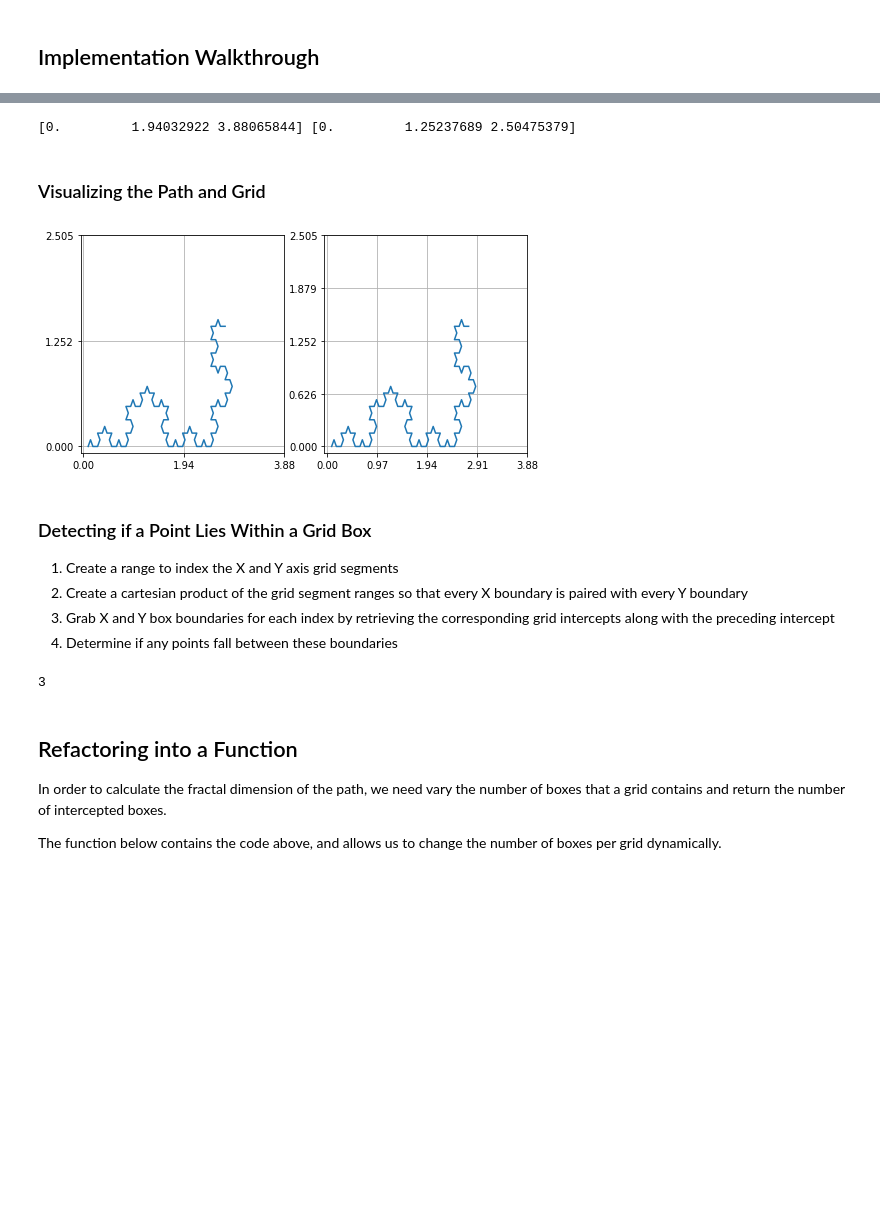
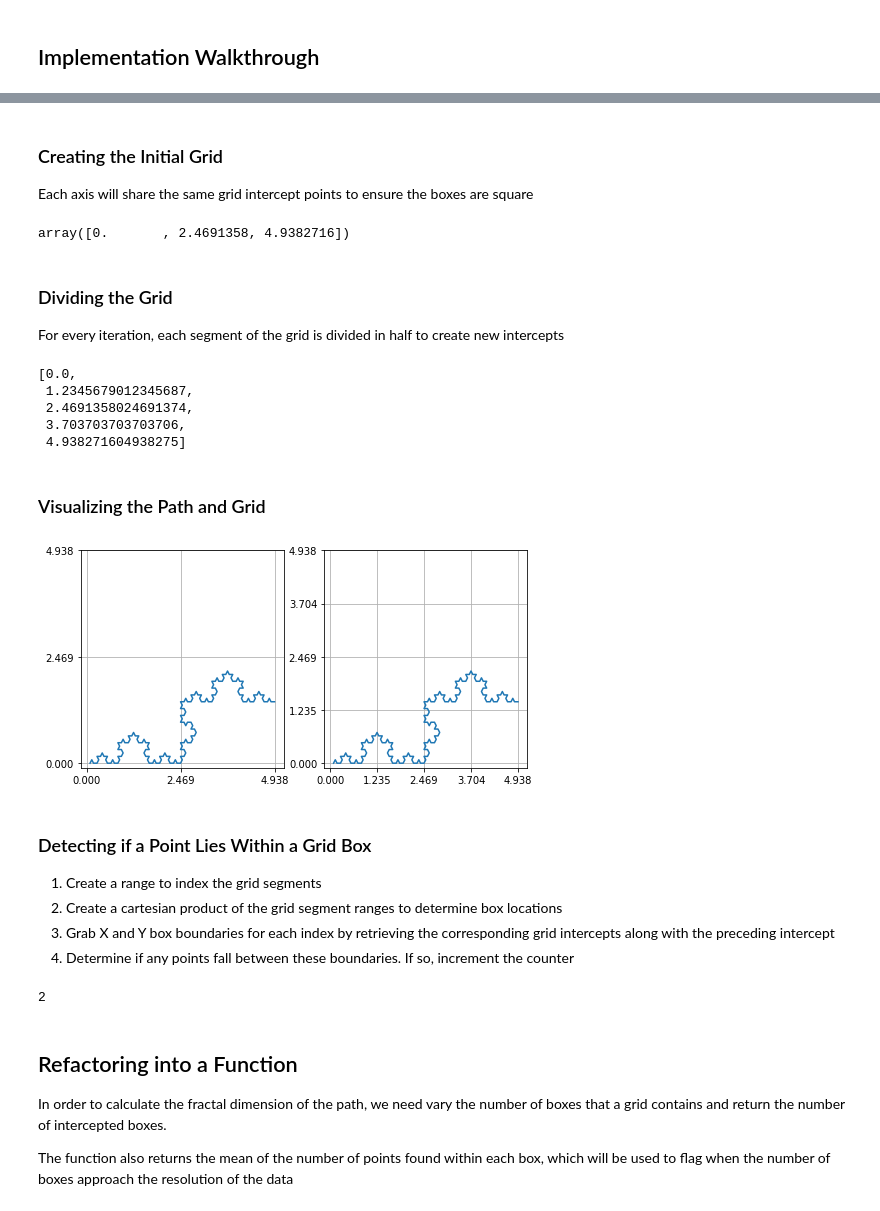
Before and after one commit to ninavergara605/Dimension_analysis, a Jupyter notebook: box_counting_method.ipynb, the cells around one changed output, grey strips where cells are left out. Drawn from its saved outputs; the diff is of its cells as text; code cells hidden in the pictures; blank space fills up the shorter version.

```diff
--- a/box_counting_method.ipynb
+++ b/box_counting_method.ipynb
@@ -52,55 +31,75 @@ array([[0.09144947, 0.        ],
+# %% [markdown]
+### Creating the Initial Grid
+
+ Each axis will share the same grid intercept points to ensure the boxes are square
 # %%
-# To determine the maximum x and y axis values of the grid, one is added to the largest x and y point value.
-grid_dim = [max(nodes[:,0])+1, max(nodes[:,1])+1]
+# Find the largest x or y point value to determine the maximum dimension of the grid
+max_dim = np.max(koch_curve)
 
 # In this example, the grid is split into 5 segments on both the x and y axis.
 nboxes = 4
 n_divides = int(np.sqrt(nboxes))
+
 # np.linspace is used to mark the segment intercept points for each axis of the grid
-grid_x, grid_y = np.linspace(0, grid_dim[0],num=n_divides+1), np.linspace(0, grid_dim[1],num=n_divides+1)
-print(grid_x, grid_y)
+grid_intercepts = np.linspace(0, max_dim ,num=n_divides+1)
+grid_intercepts
 # %% [output]
-[0.         1.94032922 3.88065844] [0.         1.25237689 2.50475379]
+array([0.       , 2.4691358, 4.9382716])
+# %% [markdown]
+ ### Dividing the Grid
+
+ For every iteration, each segment of the grid is divided in half to create new
+ intercepts
 # %%
-def divide_segment(segment):
+def divide_intercepts(intercepts):
   divided = []
-  for i in range(len(segment)-1):
-    lower = segment[i]
-    upper = segment[i+1]
+  for i in range(len(intercepts)-1):
+    # Grabs a pair of intercept points based on index
+    lower = intercepts[i]
+    upper = intercepts[i+1]
+    # Calculate the midpoint of the two values
     middle = lower + (upper - lower)/2
+
+    # To avoid duplication, only add the lower value if it isn't present in the divided array
     if lower in divided:
       divided.extend([middle, upper])
     else:
       divided.extend([lower, middle, upper])
   return divided
 
-divided_x = divide_segment(grid_x)
-divided_y = divide_segment(grid_y)
+divided_intercepts = divide_intercepts(grid_intercepts)
+divided_intercepts
+# %% [output]
+[0.0,
+ 1.2345679012345687,
+ 2.4691358024691374,
+ 3.703703703703706,
+ 4.938271604938275]
 # %% [markdown]
 ### Visualizing the Path and Grid
 # %%
 # Initialize the plot
 fig, (ax1,ax2) = plt.subplots(ncols=2, figsize=(8,4))
 
-def plot_path(ax, x_ticks, y_ticks):
+def plot_path(ax, data, ticks):
   # Plots each point in the path
-  ax.plot(path[:,0], path[:,1])
+  ax.plot(data[:,0], data[:,1])
   # Use the grid segments for the X and Y axis to determine the major axis ticks
-  ax.set_yticks(y_ticks)
-  ax.set_xticks(x_ticks)
+  ax.set_yticks(ticks)
+  ax.set_xticks(ticks)
   ax.grid()
 
-plot_path(ax1, grid_x, grid_y)
-plot_path(ax2, divided_x, divided_y)
+plot_path(ax1, koch_curve, grid_intercepts)
+plot_path(ax2, koch_curve, divided_intercepts)
 # %% [output]
-[figure, old version]
+[figure, new version]
 # %% [markdown]
 ### Detecting if a Point Lies Within a Grid Box
 
-1. Create a range to index the X and Y axis grid segments
-2. Create a cartesian product of the grid segment ranges so that every X boundary is paired with every Y boundary
+1. Create a range to index the grid segments
+2. Create a cartesian product of the grid segment ranges to determine box locations
 3. Grab X and Y box boundaries for each index by retrieving the corresponding grid intercepts along with the preceding intercept
-4. Determine if any points fall between these boundaries
+4. Determine if any points fall between these boundaries. If so, increment the counter
 # %%
 # Create a range of indexes for the grid segments
 idx_range = list(range(1, n_divides+1))
@@ -111,21 +110,21 @@ idxs = list(itertools.product(idx_range,idx_range))
 nbox_intercepted = 0
 for xi,yi in idxs:
   # Uses the grid indexes to grab box boundaries
-  x0,x1 = grid_x[xi-1], grid_x[xi]
-  y0,y1 = grid_y[yi-1], grid_y[yi]
+  x0,x1 = grid_intercepts[xi-1], grid_intercepts[xi]
+  y0,y1 = grid_intercepts[yi-1], grid_intercepts[yi]
 
   # Filter the path by returning points that fall within both the X and Y boundaries
-  inside_box = path[(path[:,0]>x0) & (path[:,0]<x1) & (path[:,1]>y0) & (path[:,1]<y1)]
+  inside_box = koch_curve[(koch_curve[:,0] > x0) & (koch_curve[:,0]  <x1) & (koch_curve[:,1] > y0) & (koch_curve[:,1] < y1)]
   if len(inside_box) > 0:
       # If there are points inside the box boundaries, increment the counter
       nbox_intercepted += 1
 nbox_intercepted
 # %% [output]
-3
+2
 # %% [markdown]
 ## Refactoring into a Function
 
 In order to calculate the fractal dimension of the path, we need vary the number of boxes that a grid contains and return the number of intercepted boxes.
 
-The function below contains the code above, and allows us to change the number of boxes per grid dynamically.
+The function also returns the mean of the number of points found within each box, which will be used to flag when the number of boxes approach the resolution of the data
 # %%
```
Also changed, not shown: parts of 19 cells of this notebook.
